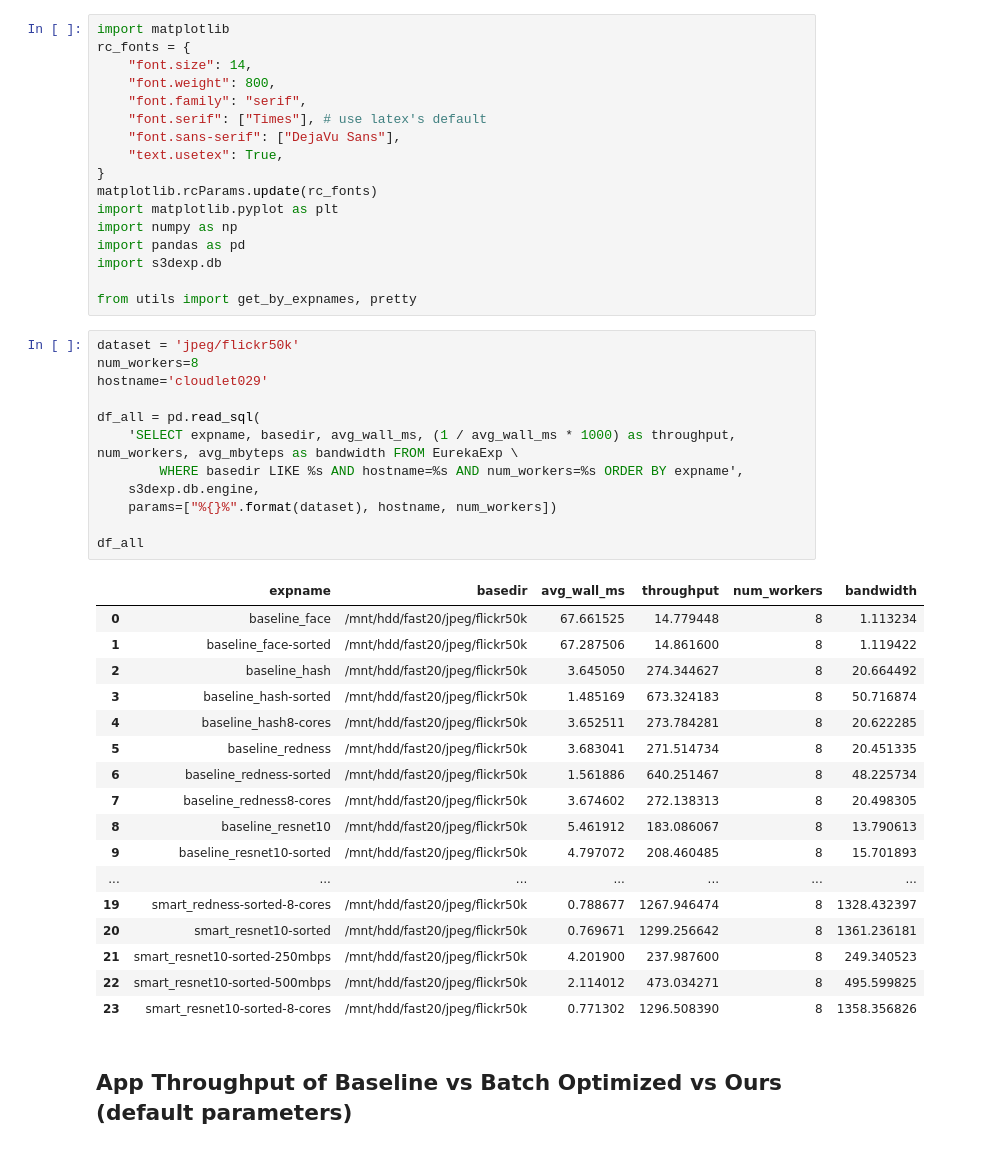
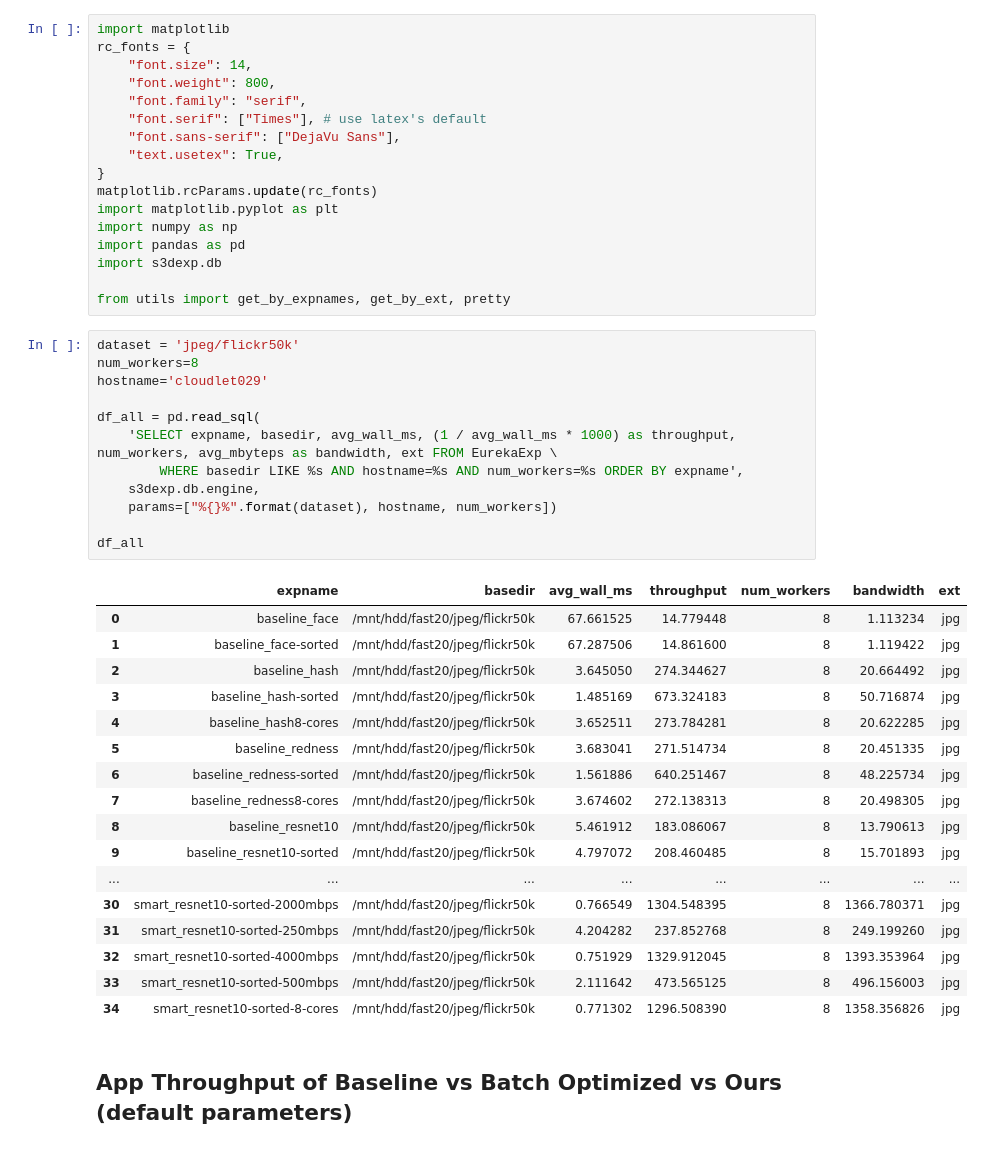
Before and after one commit to fzqneo/smartssd-image, a Jupyter notebook: notebook/micro_benchmark_default.ipynb, the cells around one changed output. Saved outputs shown, nothing was run; the diff lists cells and outputs as text.

```diff
--- a/notebook/micro_benchmark_default.ipynb
+++ b/notebook/micro_benchmark_default.ipynb
@@ -14,37 +14,37 @@ import numpy as np
 import pandas as pd
 import s3dexp.db
 
-from utils import get_by_expnames, pretty
+from utils import get_by_expnames, get_by_ext, pretty
 # %%
 dataset = 'jpeg/flickr50k'
 num_workers=8
 hostname='cloudlet029'
 
 df_all = pd.read_sql(
-    'SELECT expname, basedir, avg_wall_ms, (1 / avg_wall_ms * 1000) as throughput, num_workers, avg_mbyteps as bandwidth FROM EurekaExp \
+    'SELECT expname, basedir, avg_wall_ms, (1 / avg_wall_ms * 1000) as throughput, num_workers, avg_mbyteps as bandwidth, ext FROM EurekaExp \
         WHERE basedir LIKE %s AND hostname=%s AND num_workers=%s ORDER BY expname',
     s3dexp.db.engine,
     params=["%{}%".format(dataset), hostname, num_workers])
 
 df_all
 # %% [output]
-|  | expname | basedir | avg_wall_ms | throughput | num_workers | bandwidth |
-| 0 | baseline_face | /mnt/hdd/fast20/jpeg/flickr50k | 67.661525 | 14.779448 | 8 | 1.113234 |
-| 1 | baseline_face-sorted | /mnt/hdd/fast20/jpeg/flickr50k | 67.287506 | 14.861600 | 8 | 1.119422 |
-| 2 | baseline_hash | /mnt/hdd/fast20/jpeg/flickr50k | 3.645050 | 274.344627 | 8 | 20.664492 |
-| 3 | baseline_hash-sorted | /mnt/hdd/fast20/jpeg/flickr50k | 1.485169 | 673.324183 | 8 | 50.716874 |
-| 4 | baseline_hash8-cores | /mnt/hdd/fast20/jpeg/flickr50k | 3.652511 | 273.784281 | 8 | 20.622285 |
-| 5 | baseline_redness | /mnt/hdd/fast20/jpeg/flickr50k | 3.683041 | 271.514734 | 8 | 20.451335 |
-| 6 | baseline_redness-sorted | /mnt/hdd/fast20/jpeg/flickr50k | 1.561886 | 640.251467 | 8 | 48.225734 |
-| 7 | baseline_redness8-cores | /mnt/hdd/fast20/jpeg/flickr50k | 3.674602 | 272.138313 | 8 | 20.498305 |
-| 8 | baseline_resnet10 | /mnt/hdd/fast20/jpeg/flickr50k | 5.461912 | 183.086067 | 8 | 13.790613 |
-| 9 | baseline_resnet10-sorted | /mnt/hdd/fast20/jpeg/flickr50k | 4.797072 | 208.460485 | 8 | 15.701893 |
-| ... | ... | ... | ... | ... | ... | ... |
-| 19 | smart_redness-sorted-8-cores | /mnt/hdd/fast20/jpeg/flickr50k | 0.788677 | 1267.946474 | 8 | 1328.432397 |
-| 20 | smart_resnet10-sorted | /mnt/hdd/fast20/jpeg/flickr50k | 0.769671 | 1299.256642 | 8 | 1361.236181 |
-| 21 | smart_resnet10-sorted-250mbps | /mnt/hdd/fast20/jpeg/flickr50k | 4.201900 | 237.987600 | 8 | 249.340523 |
-| 22 | smart_resnet10-sorted-500mbps | /mnt/hdd/fast20/jpeg/flickr50k | 2.114012 | 473.034271 | 8 | 495.599825 |
-| 23 | smart_resnet10-sorted-8-cores | /mnt/hdd/fast20/jpeg/flickr50k | 0.771302 | 1296.508390 | 8 | 1358.356826 |
+|  | expname | basedir | avg_wall_ms | throughput | num_workers | bandwidth | ext |
+| 0 | baseline_face | /mnt/hdd/fast20/jpeg/flickr50k | 67.661525 | 14.779448 | 8 | 1.113234 | jpg |
+| 1 | baseline_face-sorted | /mnt/hdd/fast20/jpeg/flickr50k | 67.287506 | 14.861600 | 8 | 1.119422 | jpg |
+| 2 | baseline_hash | /mnt/hdd/fast20/jpeg/flickr50k | 3.645050 | 274.344627 | 8 | 20.664492 | jpg |
+| 3 | baseline_hash-sorted | /mnt/hdd/fast20/jpeg/flickr50k | 1.485169 | 673.324183 | 8 | 50.716874 | jpg |
+| 4 | baseline_hash8-cores | /mnt/hdd/fast20/jpeg/flickr50k | 3.652511 | 273.784281 | 8 | 20.622285 | jpg |
+| 5 | baseline_redness | /mnt/hdd/fast20/jpeg/flickr50k | 3.683041 | 271.514734 | 8 | 20.451335 | jpg |
+| 6 | baseline_redness-sorted | /mnt/hdd/fast20/jpeg/flickr50k | 1.561886 | 640.251467 | 8 | 48.225734 | jpg |
+| 7 | baseline_redness8-cores | /mnt/hdd/fast20/jpeg/flickr50k | 3.674602 | 272.138313 | 8 | 20.498305 | jpg |
+| 8 | baseline_resnet10 | /mnt/hdd/fast20/jpeg/flickr50k | 5.461912 | 183.086067 | 8 | 13.790613 | jpg |
+| 9 | baseline_resnet10-sorted | /mnt/hdd/fast20/jpeg/flickr50k | 4.797072 | 208.460485 | 8 | 15.701893 | jpg |
+| ... | ... | ... | ... | ... | ... | ... | ... |
+| 30 | smart_resnet10-sorted-2000mbps | /mnt/hdd/fast20/jpeg/flickr50k | 0.766549 | 1304.548395 | 8 | 1366.780371 | jpg |
+| 31 | smart_resnet10-sorted-250mbps | /mnt/hdd/fast20/jpeg/flickr50k | 4.204282 | 237.852768 | 8 | 249.199260 | jpg |
+| 32 | smart_resnet10-sorted-4000mbps | /mnt/hdd/fast20/jpeg/flickr50k | 0.751929 | 1329.912045 | 8 | 1393.353964 | jpg |
+| 33 | smart_resnet10-sorted-500mbps | /mnt/hdd/fast20/jpeg/flickr50k | 2.111642 | 473.565125 | 8 | 496.156003 | jpg |
+| 34 | smart_resnet10-sorted-8-cores | /mnt/hdd/fast20/jpeg/flickr50k | 0.771302 | 1296.508390 | 8 | 1358.356826 | jpg |
 # %% [markdown]
 ## App Throughput of Baseline vs Batch Optimized vs Ours (default parameters)
 # %%
```
Also changed, not shown: parts of 6 cells of this notebook, 5 other files.
